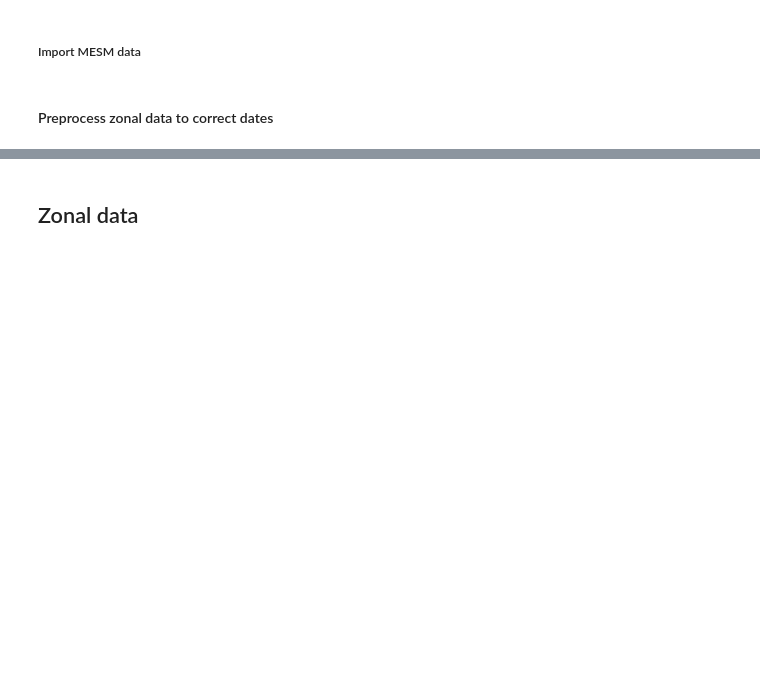
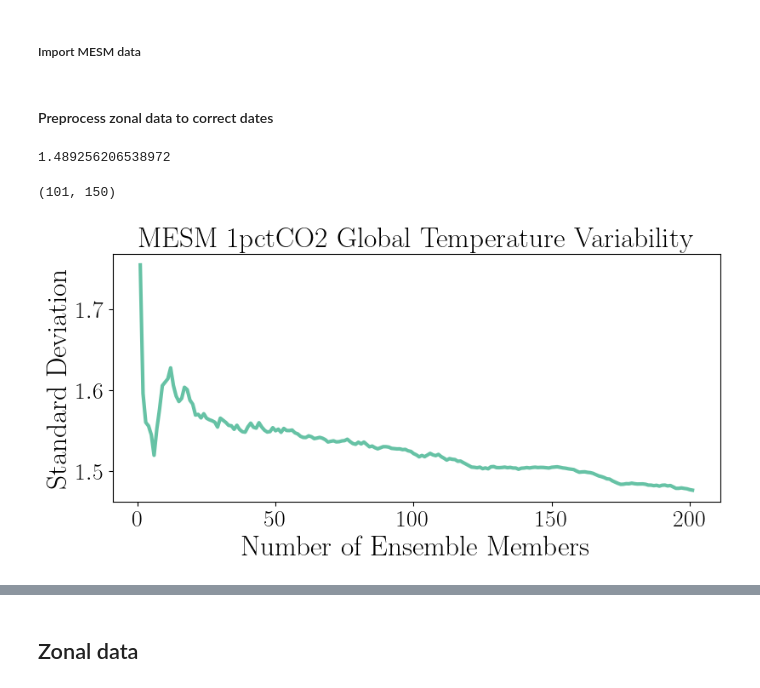
Before and after one commit to cbwomack/SCM_Emulators, a Jupyter notebook: exp4_MESM.ipynb, the cells around one changed output, grey strips where cells are left out. Saved outputs shown, nothing was run; the diff lists cells and outputs as text; code cells hidden in the pictures; blank space fills up the shorter version.

```diff
--- a/exp4_MESM.ipynb
+++ b/exp4_MESM.ipynb
@@ -75,0 +84,4 @@ zonal_temp_annual_ds = utils_CMIP.monthly_to_annual(zonal_temp_ds, 'DT2M')
+# %%
+np.std(all_rzs[2])
+# %% [output]
+1.489256206538972
@@ -75,0 +98,4 @@ zonal_temp_annual_ds = utils_CMIP.monthly_to_annual(zonal_temp_ds, 'DT2M')
+# %%
+np.shape(all_rzs)
+# %% [output]
+(101, 150)
@@ -75,0 +115,11 @@ zonal_temp_annual_ds = utils_CMIP.monthly_to_annual(zonal_temp_ds, 'DT2M')
+# %%
+fig, ax = plt.subplots(figsize=(8,4), constrained_layout=True)
+ax.plot(np.arange(1,len(rzs)+1),st_dev,lw=3,c=utils_general.brewer2_light(0))
+ax.set_title('MESM 1pctCO2 Global Temperature Variability',fontsize=24)
+ax.set_ylabel('Standard Deviation',fontsize=24)
+ax.set_xlabel('Number of Ensemble Members',fontsize=24)
+ax.tick_params(axis='both', which='major', labelsize=20)
+
+plt.savefig('MESM_variability.png',dpi=500)
+# %% [output]
+[figure, added]
```
Also changed, not shown: parts of 17 cells of this notebook, 23 other files.
